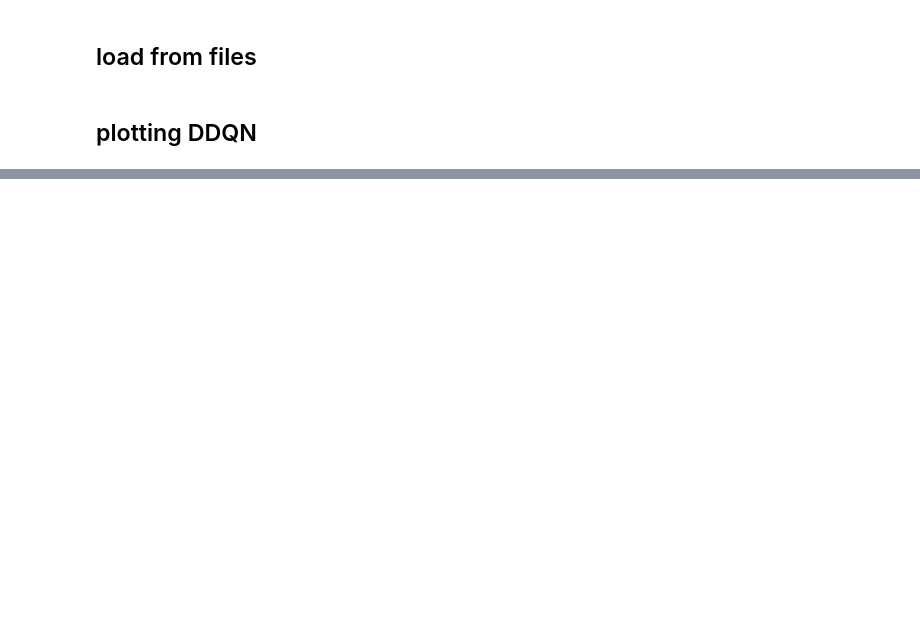
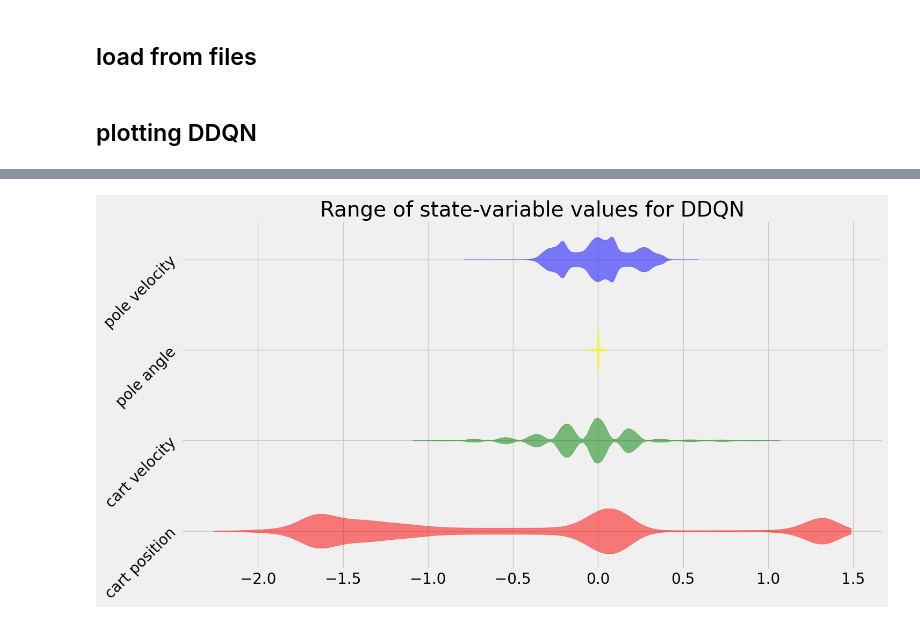
Before and after one commit to romenlaw/RL-playground, a Jupyter notebook: rl_playground4.ipynb, the cells around one changed output, grey strips where cells are left out. Saved outputs shown, nothing was run; the diff lists cells and outputs as text; code cells hidden in the pictures; blank space fills up the shorter version.

```diff
--- a/rl_playground4.ipynb
+++ b/rl_playground4.ipynb
@@ -2222,0 +2300,36 @@ plt.show()
+# %%
+env = make_env_fn(**make_env_kargs, seed=123, monitor_mode='evaluation')
+
+states = []
+for agent in ddqn_agents.values():
+  for episode in range(100):
+    state, done = env.reset(), False
+    while not done:
+      states.append(state)
+      action = agent.evaluation_strategy.select_action(agent.online_model, state)
+      state, _, done, _ = env.step(action)
+env.close()
+del env
+
+x = np.array(states)[:,0]
+xd = np.array(states)[:,1]
+a = np.array(states)[:,2]
+ad = np.array(states)[:,3]
+# %%
+parts = plt.violinplot((x, xd, a, ad),
+                       vert=False, showmeans=False, showmedians=False, showextrema=False)
+
+colors = ['red','green','yellow','blue']
+for i, pc in enumerate(parts['bodies']):
+  pc.set_facecolor(colors[i])
+  pc.set_edgecolor(colors[i])
+  pc.set_alpha(0.5)
+
+plt.yticks(range(1,5), ["cart position", "cart velocity", "pole angle", "pole velocity"])
+plt.yticks(rotation=45)
+plt.title('Range of state-variable values for ' + str(
+    ddqn_agents[best_ddqn_agent_key].__class__.__name__))
+
+plt.show()
+# %% [output]
+[figure, added]
```
Also changed, not shown: parts of 12 cells of this notebook.
